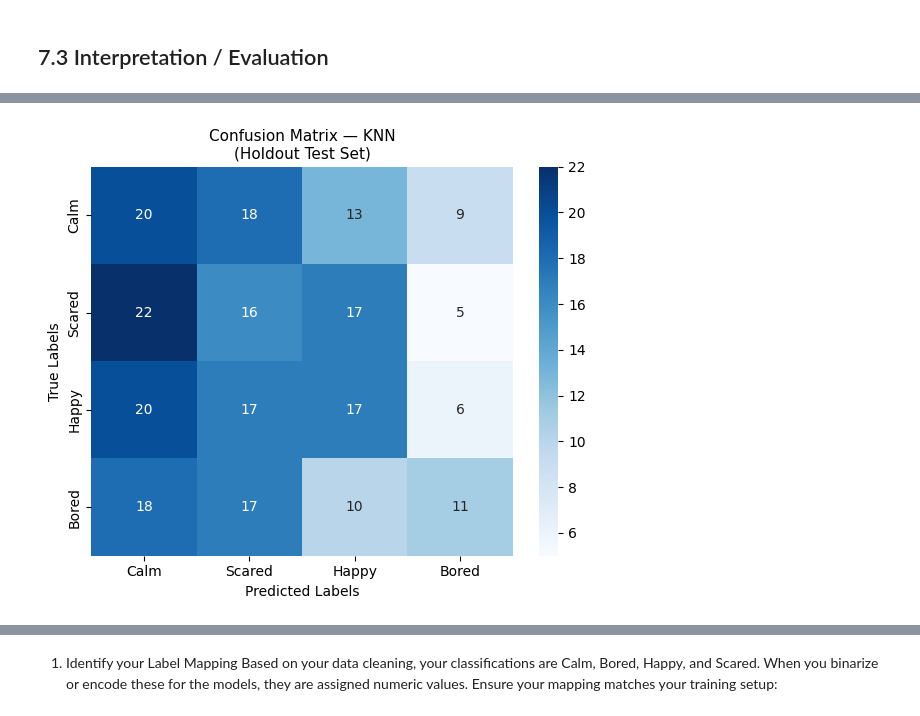
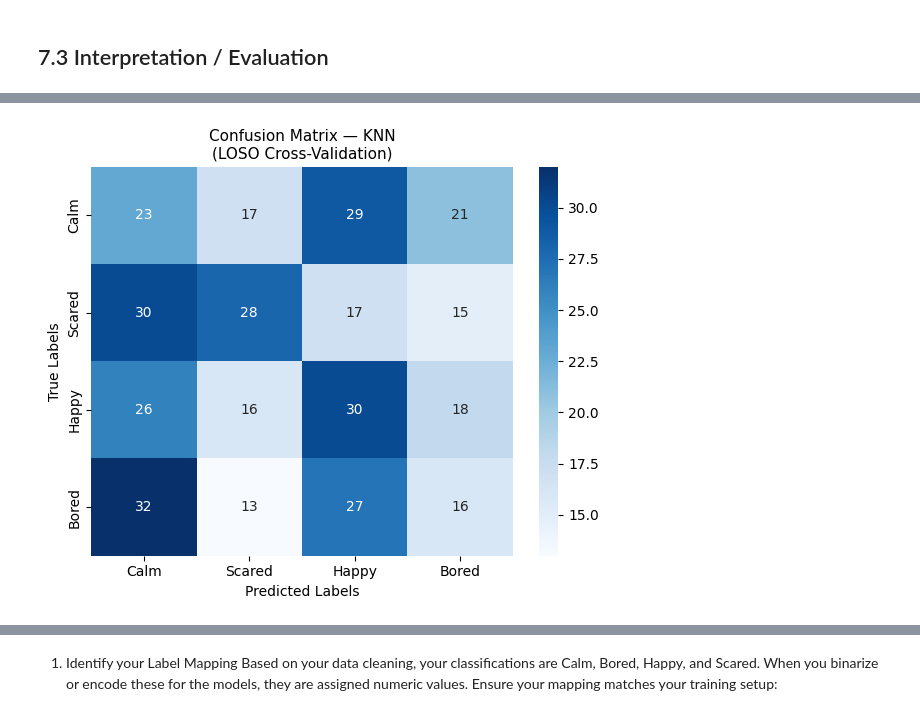
Before and after one commit to mushfique-tajwar/VR-EEG-Deep-Learning, a Jupyter notebook: code.ipynb, the cells around one changed output, grey strips where cells are left out. Saved outputs shown, nothing was run; the diff lists cells and outputs as text; code cells hidden in the pictures.

```diff
--- a/code.ipynb
+++ b/code.ipynb
@@ -1100,7 +1042,7 @@ if 'classic_models' in globals():
 
 print(f"Starting Leave-One-Subject-Out (LOSO) Cross-Validation across {n_splits} folds...\n")
 
-MAX_FOLDS = 10  # Limit folds to avoid RAM exhaustion
+MAX_FOLDS = 15  # Limit folds to avoid RAM exhaustion
 
 # Re-initialize the score dictionary to ensure it catches all models defined in Cell 70
 loso_classical_scores = {name: [] for name in models.keys()}
@@ -2145,22 +1682,11 @@ CNN-BiLSTM + Attention Accuracy - 0.2711864411830902
 # Accuracy comparison across models (only include ones that exist)
 model_acc = {}
 for name, var in [
-    ('Logistic Regression', 'log_acc'),
-    ('Decision Tree', 'dt_acc'),
     ('KNN', 'knn_acc'),
-    ('Naive Bayes', 'nb_acc'),
-    ('GBM', 'gbm_acc'),
     ('SVM (Linear)', 'svm_acc'),
-    ('FANN (MLP)', 'fann_acc'),
-    ('Neural Network (Dense)', 'nn_acc'),
-    ('RNN', 'rnn_acc'),
     ('LSTM', 'lstm_acc'),
-    ('Transformer', 'transformer_acc'),
-    ('Mambular', 'mambular_acc'),
     ('EEGNet', 'eegnet_acc'),
-    ('DeepConvNet', 'deepconvnet_acc'),
     ('1D CNN', 'cnn_acc'),
-    ('BERT-style Transformer', 'bert_acc'),
     ('CNN-BiLSTM + Attention', 'cnn_bilstm_attn_acc'),
  ]:
     if var in globals():
@@ -2763,53 +2171,37 @@ plt.show()
 # %%
-# ── Confusion matrices (Separate images per model) ──
+# ── Confusion matrices — LOSO aggregated predictions (Separate images per model) ──
 
 for name in THESIS_ALL:
-    if name not in thesis_preds:
-        print(f"Skipping {name}: model not run.")
+    if name not in thesis_loso_preds:
+        print(f'Skipping {name}: no LOSO predictions found.')
         continue
 
-    yp = thesis_preds[name]['y_pred']
+    yp = thesis_loso_preds[name]['y_pred']
+    yt = thesis_loso_preds[name]['y_true']
 
     # 1. Raw Counts Confusion Matrix
     fig1, ax1 = plt.subplots(figsize=(6, 5))
-    cm_raw = confusion_matrix(y_eval, yp, labels=np.arange(n_classes_eval))
-    sns.heatmap(
-        cm_raw,
-        annot=True,
-        fmt='d',
-        cmap='Blues',
-        xticklabels=class_labels,
-        yticklabels=class_labels,
-        ax=ax1,
-    )
-    ax1.set_title(f'Confusion Matrix — {name}\n(Holdout Test Set)', fontsize=11)
+    cm_raw = confusion_matrix(yt, yp, labels=np.arange(n_classes_eval))
+    sns.heatmap(cm_raw, annot=True, fmt='d', cmap='Blues',
+                xticklabels=class_labels, yticklabels=class_labels, ax=ax1)
+    ax1.set_title(f'Confusion Matrix — {name}\n(LOSO Cross-Validation)', fontsize=11)
     ax1.set_xlabel('Predicted Labels')
     ax1.set_ylabel('True Labels')
-
     plt.tight_layout()
     plt.show()
     plt.close(fig1)
 
-    # 2. Normalized Confusion Matrix (Recall per true class)
+    # 2. Normalised Confusion Matrix
     fig2, ax2 = plt.subplots(figsize=(6, 5))
-    cm_norm = confusion_matrix(y_eval, yp, labels=np.arange(n_classes_eval), normalize='true')
-    sns.heatmap(
-        cm_norm,
-        annot=True,
-        fmt='.2f',
-        cmap='Oranges',
-        xticklabels=class_labels,
-        yticklabels=class_labels,
-        ax=ax2,
-        vmin=0,
-        vmax=1
-    )
-    ax2.set_title(f'Normalized Confusion Matrix — {name}\n(True-Class Recall)', fontsize=11)
+    cm_norm = confusion_matrix(yt, yp, labels=np.arange(n_classes_eval), normalize='true')
+    sns.heatmap(cm_norm, annot=True, fmt='.2f', cmap='Oranges',
+                xticklabels=class_labels, yticklabels=class_labels,
+                ax=ax2, vmin=0, vmax=1)
+    ax2.set_title(f'Normalized Confusion Matrix — {name}\n(LOSO — True-Class Recall)', fontsize=11)
     ax2.set_xlabel('Predicted Labels')
     ax2.set_ylabel('True Labels')
-
     plt.tight_layout()
     plt.show()
     plt.close(fig2)
 # %% [output]
-[figure, old version]
+[figure, new version]
```
Also changed, not shown: parts of 42 cells of this notebook, 1 other file.
